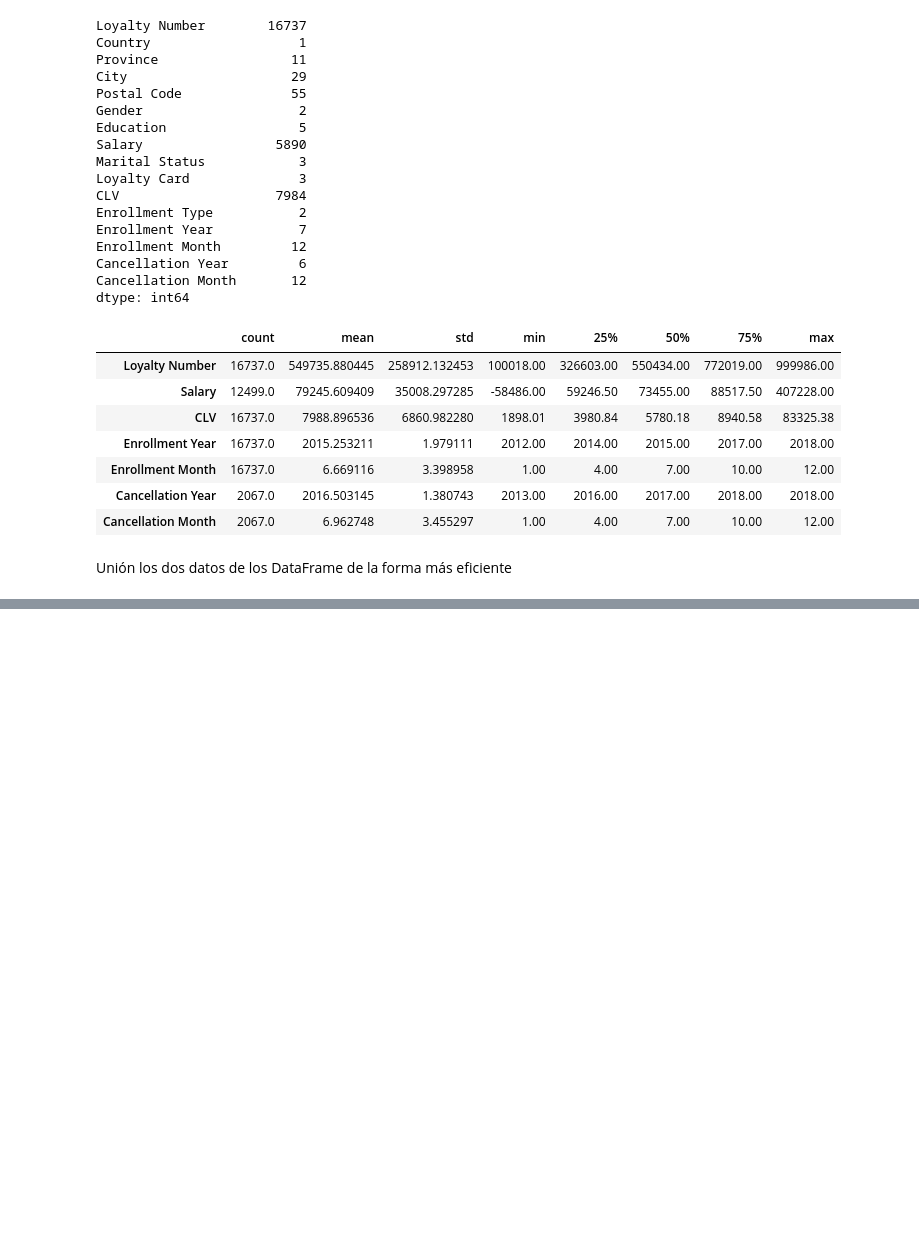
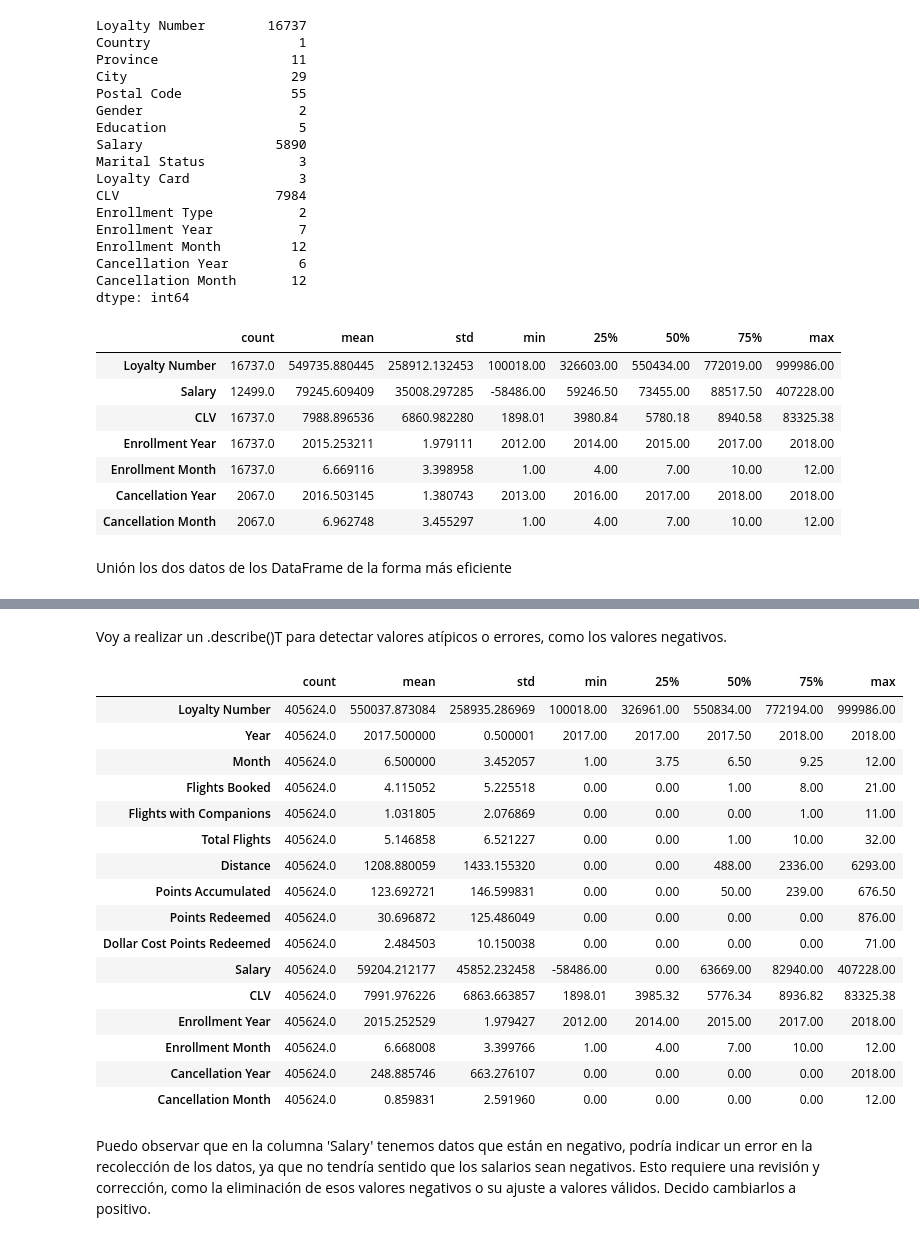
Before and after one commit to Adalab/bda-modulo-3-evaluacion-final-CristinaMSF, a Jupyter notebook: evaluacion_3.ipynb, the cells around one changed output, grey strips where cells are left out. Saved outputs shown, nothing was run; the diff lists cells and outputs as text; code cells hidden in the pictures; blank space fills up the shorter version.

```diff
--- a/evaluacion_3.ipynb
+++ b/evaluacion_3.ipynb
@@ -319,2 +290,2 @@ Index(['Loyalty Number', 'Year', 'Month', 'Flights Booked',
 # %%
-df_merge = pd.merge(df_flight, df_loyalty, on='Loyalty Number', how='outer')
+df_merged = pd.merge(df_flight, df_loyalty, on='Loyalty Number', how='outer')
@@ -336,0 +372,4 @@ df_merge
+# %%
+# Rellenar valores nulos en columnas clave con valores adecuados
+
+df_merged.fillna({"Salary": 0, "Cancellation Year": 0, "Cancellation Month": 0}, inplace=True)
@@ -336,0 +418,24 @@ df_merge
+# %% [markdown]
+Voy a realizar un .describe()T para detectar valores atípicos o errores, como los valores negativos.
+# %%
+df_merged.describe().T
+# %% [output]
+|  | count | mean | std | min | 25% | 50% | 75% | max |
+| Loyalty Number | 405624.0 | 550037.873084 | 258935.286969 | 100018.00 | 326961.00 | 550834.00 | 772194.00 | 999986.00 |
+| Year | 405624.0 | 2017.500000 | 0.500001 | 2017.00 | 2017.00 | 2017.50 | 2018.00 | 2018.00 |
+| Month | 405624.0 | 6.500000 | 3.452057 | 1.00 | 3.75 | 6.50 | 9.25 | 12.00 |
+| Flights Booked | 405624.0 | 4.115052 | 5.225518 | 0.00 | 0.00 | 1.00 | 8.00 | 21.00 |
+| Flights with Companions | 405624.0 | 1.031805 | 2.076869 | 0.00 | 0.00 | 0.00 | 1.00 | 11.00 |
+| Total Flights | 405624.0 | 5.146858 | 6.521227 | 0.00 | 0.00 | 1.00 | 10.00 | 32.00 |
+| Distance | 405624.0 | 1208.880059 | 1433.155320 | 0.00 | 0.00 | 488.00 | 2336.00 | 6293.00 |
+| Points Accumulated | 405624.0 | 123.692721 | 146.599831 | 0.00 | 0.00 | 50.00 | 239.00 | 676.50 |
+| Points Redeemed | 405624.0 | 30.696872 | 125.486049 | 0.00 | 0.00 | 0.00 | 0.00 | 876.00 |
+| Dollar Cost Points Redeemed | 405624.0 | 2.484503 | 10.150038 | 0.00 | 0.00 | 0.00 | 0.00 | 71.00 |
+| Salary | 405624.0 | 59204.212177 | 45852.232458 | -58486.00 | 0.00 | 63669.00 | 82940.00 | 407228.00 |
+| CLV | 405624.0 | 7991.976226 | 6863.663857 | 1898.01 | 3985.32 | 5776.34 | 8936.82 | 83325.38 |
+| Enrollment Year | 405624.0 | 2015.252529 | 1.979427 | 2012.00 | 2014.00 | 2015.00 | 2017.00 | 2018.00 |
+| Enrollment Month | 405624.0 | 6.668008 | 3.399766 | 1.00 | 4.00 | 7.00 | 10.00 | 12.00 |
+| Cancellation Year | 405624.0 | 248.885746 | 663.276107 | 0.00 | 0.00 | 0.00 | 0.00 | 2018.00 |
+| Cancellation Month | 405624.0 | 0.859831 | 2.591960 | 0.00 | 0.00 | 0.00 | 0.00 | 12.00 |
+# %% [markdown]
+Puedo observar que en la columna 'Salary' tenemos datos que están en negativo, podría indicar un error en la recolección de los datos, ya que no tendría sentido que los salarios sean negativos. Esto requiere una revisión y corrección, como la eliminación de esos valores negativos o su ajuste a valores válidos. Decido cambiarlos a positivo.
```
Also changed, not shown: parts of 23 cells of this notebook, 2 other files.
